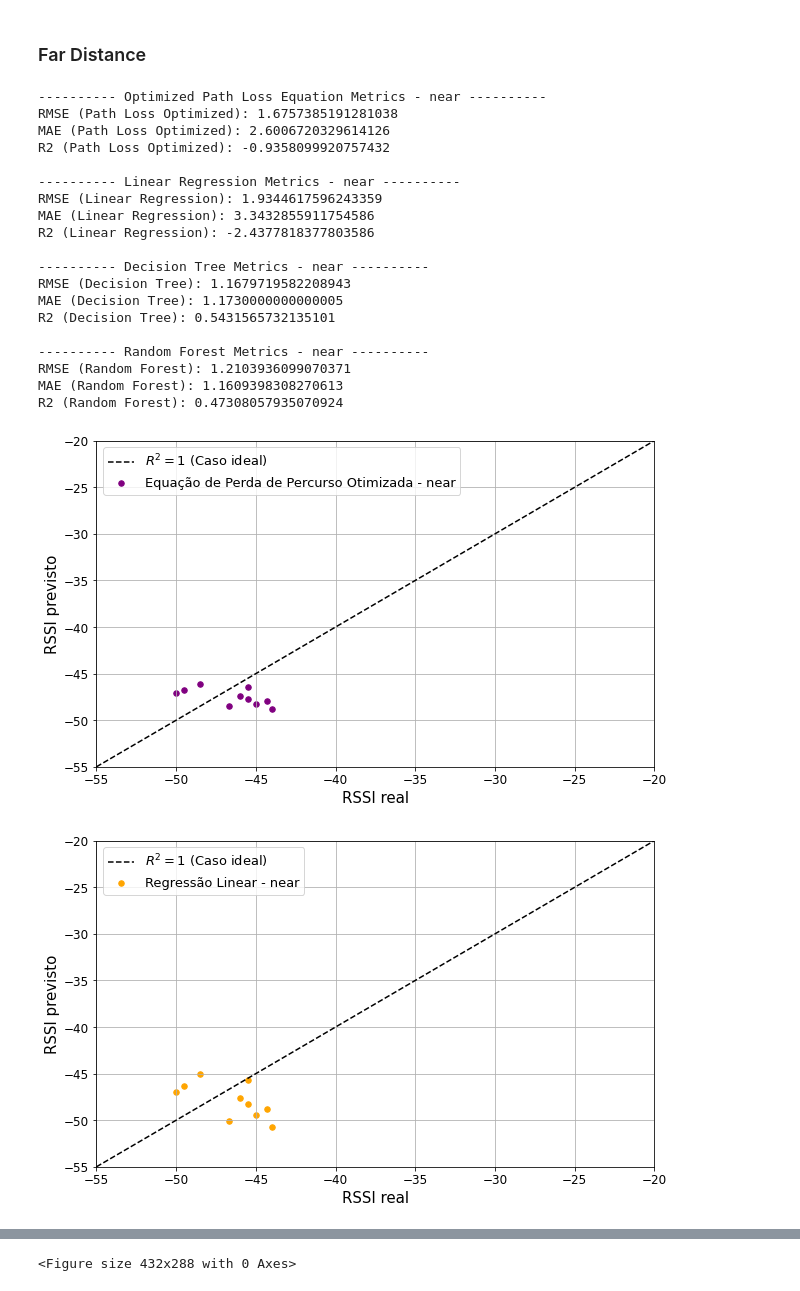
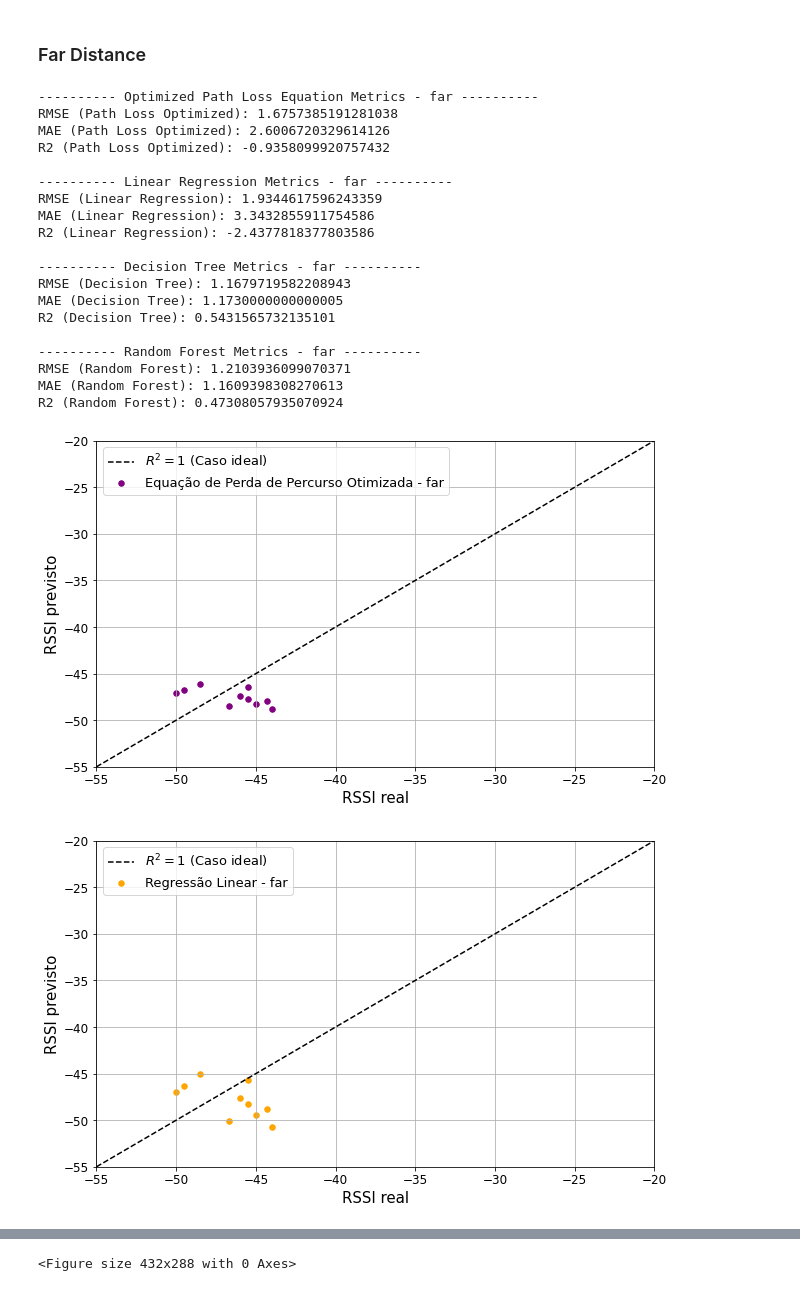
Before and after one commit to albert-santos/path_loss_prediction, a Jupyter notebook: 2-4 GHz Analysis/Compares_models_and_path_loss_equation.ipynb, the cells around one changed output, grey strips where cells are left out. Drawn from its saved outputs; the diff is of its cells as text; code cells hidden in the pictures.

Commit message:
Analysis in the far distance with 2.4GHz

```diff
--- a/2-4 GHz Analysis/Compares_models_and_path_loss_equation.ipynb
+++ b/2-4 GHz Analysis/Compares_models_and_path_loss_equation.ipynb
@@ -338,28 +338,28 @@ y_far = far_data['RSSI']
 # %%
 # Distance type
 distance = "far"
 # Frequency
 frequency = 2412
-df_metrics_near_distance = evaluate_models(frequency, X_far, y_far, lin_reg, tree_reg_best, forest_reg_best, 'near', calculate_rssi_with_optimized_path_loss_function, plot_r2, save_metrics, save_fig)
+df_metrics_near_distance = evaluate_models(frequency, X_far, y_far, lin_reg, tree_reg_best, forest_reg_best, distance, calculate_rssi_with_optimized_path_loss_function, plot_r2, save_metrics, save_fig)
 # %% [output]
----------- Optimized Path Loss Equation Metrics - near ----------
+---------- Optimized Path Loss Equation Metrics - far ----------
 RMSE (Path Loss Optimized): 1.6757385191281038
 MAE (Path Loss Optimized): 2.6006720329614126
 R2 (Path Loss Optimized): -0.9358099920757432
 
----------- Linear Regression Metrics - near ----------
+---------- Linear Regression Metrics - far ----------
 RMSE (Linear Regression): 1.9344617596243359
 MAE (Linear Regression): 3.3432855911754586
 R2 (Linear Regression): -2.4377818377803586
 
----------- Decision Tree Metrics - near ----------
+---------- Decision Tree Metrics - far ----------
 RMSE (Decision Tree): 1.1679719582208943
 MAE (Decision Tree): 1.1730000000000005
 R2 (Decision Tree): 0.5431565732135101
 
----------- Random Forest Metrics - near ----------
+---------- Random Forest Metrics - far ----------
 RMSE (Random Forest): 1.2103936099070371
 MAE (Random Forest): 1.1609398308270613
 R2 (Random Forest): 0.47308057935070924
-[figure, old version]
+[figure, new version]
-[figure, old version]
+[figure, new version]
```
Also changed, not shown: parts of 1 cell of this notebook, 5 other files.
